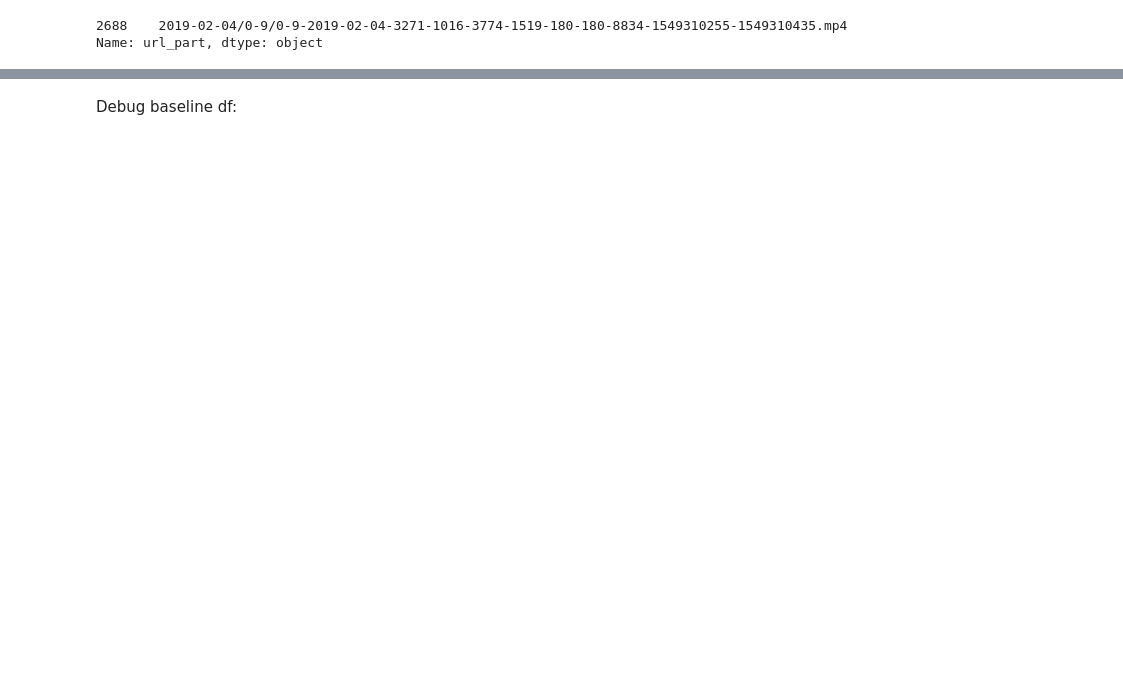
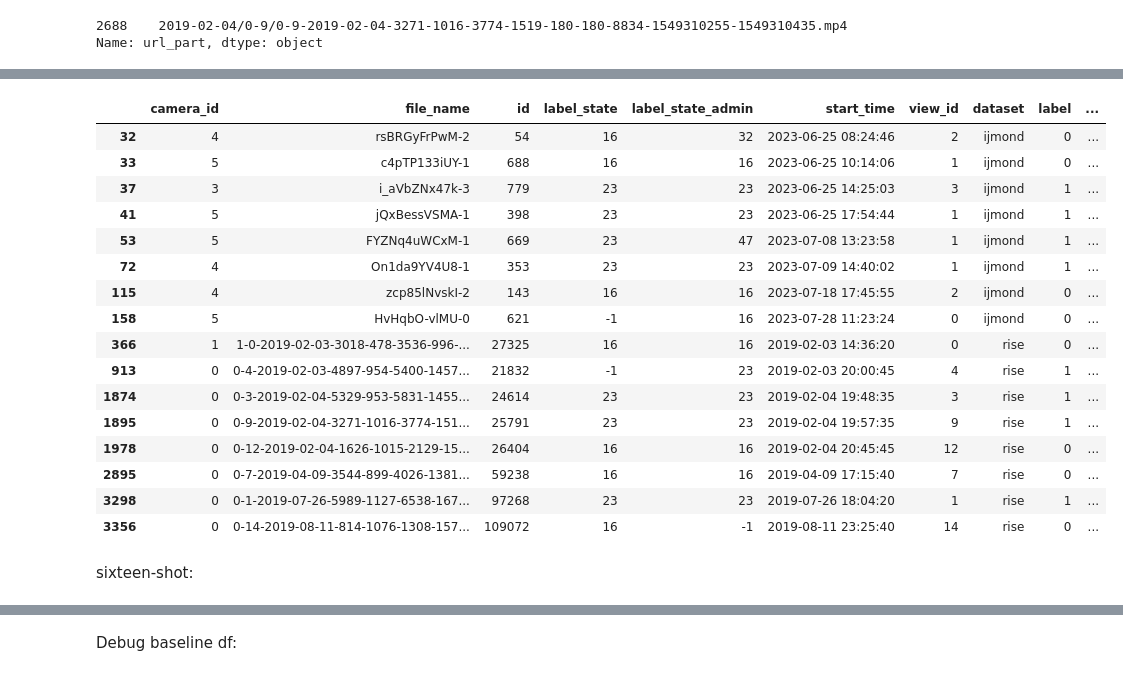
Before and after one commit to szabreka/uva_thesis_project, a Jupyter notebook: EDA/preprocess.ipynb, the cells around one changed output, grey strips where cells are left out. Drawn from its saved outputs; the diff is of its cells as text; code cells hidden in the pictures; blank space fills up the shorter version.

```diff
--- a/EDA/preprocess.ipynb
+++ b/EDA/preprocess.ipynb
@@ -514,6 +514,6 @@ file_names.append('jQxBessVSMA-1') #positive (23) example from ijmond, checked -
 file_names.append('c4pTP133iUY-1') #negative (16) example from ijmond, checked - with weight 0.75
 file_names.append('0-12-2019-02-04-1626-1015-2129-1518-180-180-9410-1549313145-1549313320') #negative (16) example from rise, checked - with weight 1
 file_names.append('0-9-2019-02-04-3271-1016-3774-1519-180-180-8834-1549310255-1549310435') #positive (23) example from rise, checked - with weight 0.75
-file_names.append('') #positive (23) example from ijmond, checked - with weight 1
+file_names.append('On1da9YV4U8-1') #positive (23) example from ijmond, checked - with weight 1
 file_names.append('zcp85lNvskI-2') #negative (16) example from ijmond, checked - with weight 1
 file_names.append('0-7-2019-04-09-3544-899-4026-1381-180-180-7715-1554830140-1554830315') #negative (16) example from rise, checked - with weight 1
@@ -519,0 +539,22 @@ file_names.append('0-7-2019-04-09-3544-899-4026-1381-180-180-7715-1554830140-155
+# %%
+eightshot_df = train_df[train_df['file_name'].isin(file_names)]
+# %%
+eightshot_df
+# %% [output]
+|  | camera_id | file_name | id | label_state | label_state_admin | start_time | view_id | dataset | label | ... |
+| 32 | 4 | rsBRGyFrPwM-2 | 54 | 16 | 32 | 2023-06-25 08:24:46 | 2 | ijmond | 0 | ... |
+| 33 | 5 | c4pTP133iUY-1 | 688 | 16 | 16 | 2023-06-25 10:14:06 | 1 | ijmond | 0 | ... |
+| 37 | 3 | i_aVbZNx47k-3 | 779 | 23 | 23 | 2023-06-25 14:25:03 | 3 | ijmond | 1 | ... |
+| 41 | 5 | jQxBessVSMA-1 | 398 | 23 | 23 | 2023-06-25 17:54:44 | 1 | ijmond | 1 | ... |
+| 53 | 5 | FYZNq4uWCxM-1 | 669 | 23 | 47 | 2023-07-08 13:23:58 | 1 | ijmond | 1 | ... |
+| 72 | 4 | On1da9YV4U8-1 | 353 | 23 | 23 | 2023-07-09 14:40:02 | 1 | ijmond | 1 | ... |
+| 115 | 4 | zcp85lNvskI-2 | 143 | 16 | 16 | 2023-07-18 17:45:55 | 2 | ijmond | 0 | ... |
+| 158 | 5 | HvHqbO-vlMU-0 | 621 | -1 | 16 | 2023-07-28 11:23:24 | 0 | ijmond | 0 | ... |
+| 366 | 1 | 1-0-2019-02-03-3018-478-3536-996-... | 27325 | 16 | 16 | 2019-02-03 14:36:20 | 0 | rise | 0 | ... |
+| 913 | 0 | 0-4-2019-02-03-4897-954-5400-1457... | 21832 | -1 | 23 | 2019-02-03 20:00:45 | 4 | rise | 1 | ... |
+| 1874 | 0 | 0-3-2019-02-04-5329-953-5831-1455... | 24614 | 23 | 23 | 2019-02-04 19:48:35 | 3 | rise | 1 | ... |
+| 1895 | 0 | 0-9-2019-02-04-3271-1016-3774-151... | 25791 | 23 | 23 | 2019-02-04 19:57:35 | 9 | rise | 1 | ... |
+| 1978 | 0 | 0-12-2019-02-04-1626-1015-2129-15... | 26404 | 16 | 16 | 2019-02-04 20:45:45 | 12 | rise | 0 | ... |
+| 2895 | 0 | 0-7-2019-04-09-3544-899-4026-1381... | 59238 | 16 | 16 | 2019-04-09 17:15:40 | 7 | rise | 0 | ... |
+| 3298 | 0 | 0-1-2019-07-26-5989-1127-6538-167... | 97268 | 23 | 23 | 2019-07-26 18:04:20 | 1 | rise | 1 | ... |
+| 3356 | 0 | 0-14-2019-08-11-814-1076-1308-157... | 109072 | 16 | -1 | 2019-08-11 23:25:40 | 14 | rise | 0 | ... |
@@ -519,0 +563,2 @@ file_names.append('0-7-2019-04-09-3544-899-4026-1381-180-180-7715-1554830140-155
+# %% [markdown]
+sixteen-shot:
```
Also changed, not shown: parts of 4 cells of this notebook.
